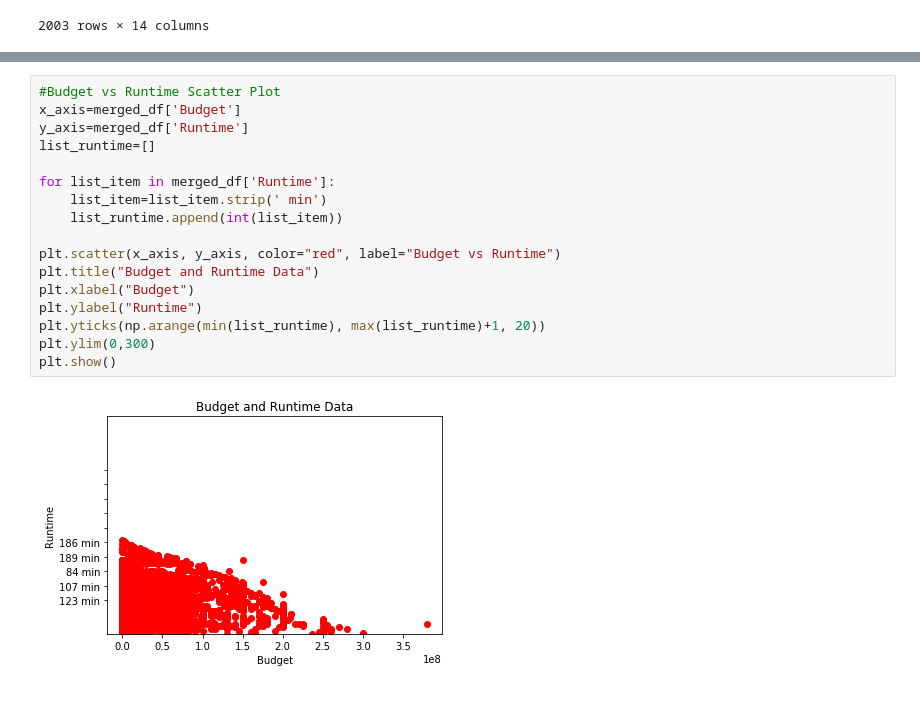
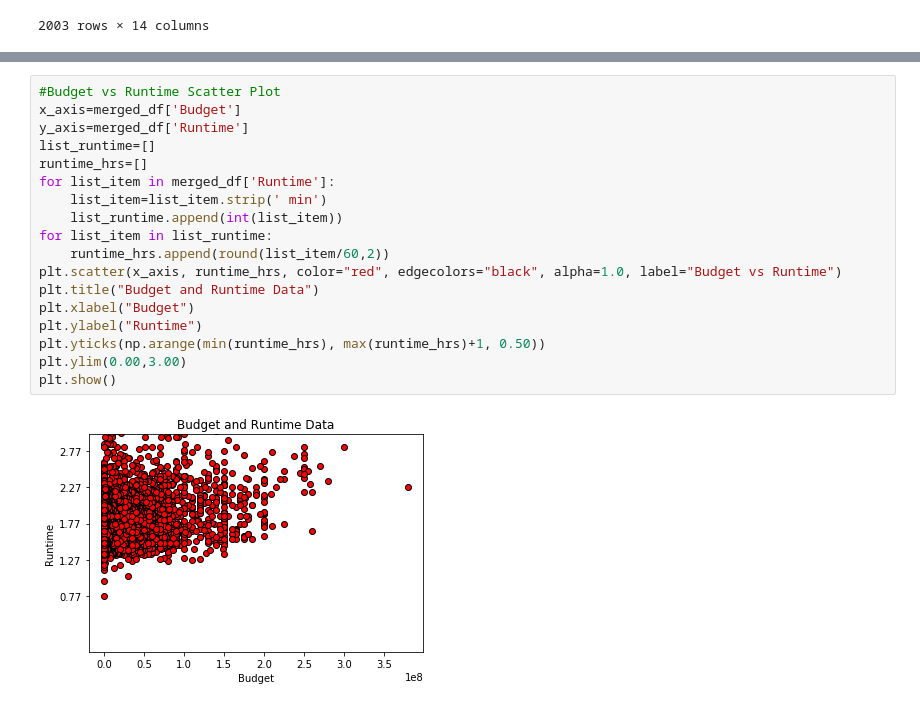
Before and after one commit to suvs27/Movie2019, a Jupyter notebook: movie_project_working.ipynb, the cells around one changed output, grey strips where cells are left out. Cells and saved outputs as stored; diff of their text form.

```diff
--- a/movie_project_working.ipynb
+++ b/movie_project_working.ipynb
@@ -178,19 +178,20 @@ plt.show()
 # %%
 #Budget vs Runtime Scatter Plot
 x_axis=merged_df['Budget']
 y_axis=merged_df['Runtime']
 list_runtime=[]
-
+runtime_hrs=[]
 for list_item in merged_df['Runtime']:
     list_item=list_item.strip(' min')
     list_runtime.append(int(list_item))
-
-plt.scatter(x_axis, y_axis, color="red", label="Budget vs Runtime")
+for list_item in list_runtime:
+    runtime_hrs.append(round(list_item/60,2))
+plt.scatter(x_axis, runtime_hrs, color="red", edgecolors="black", alpha=1.0, label="Budget vs Runtime")
 plt.title("Budget and Runtime Data")
 plt.xlabel("Budget")
 plt.ylabel("Runtime")
-plt.yticks(np.arange(min(list_runtime), max(list_runtime)+1, 20))
-plt.ylim(0,300)
+plt.yticks(np.arange(min(runtime_hrs), max(runtime_hrs)+1, 0.50))
+plt.ylim(0.00,3.00)
 plt.show()
 # %% [output]
-[figure, old version]
+[figure, new version]
```
Also changed, not shown: parts of 5 cells of this notebook.
